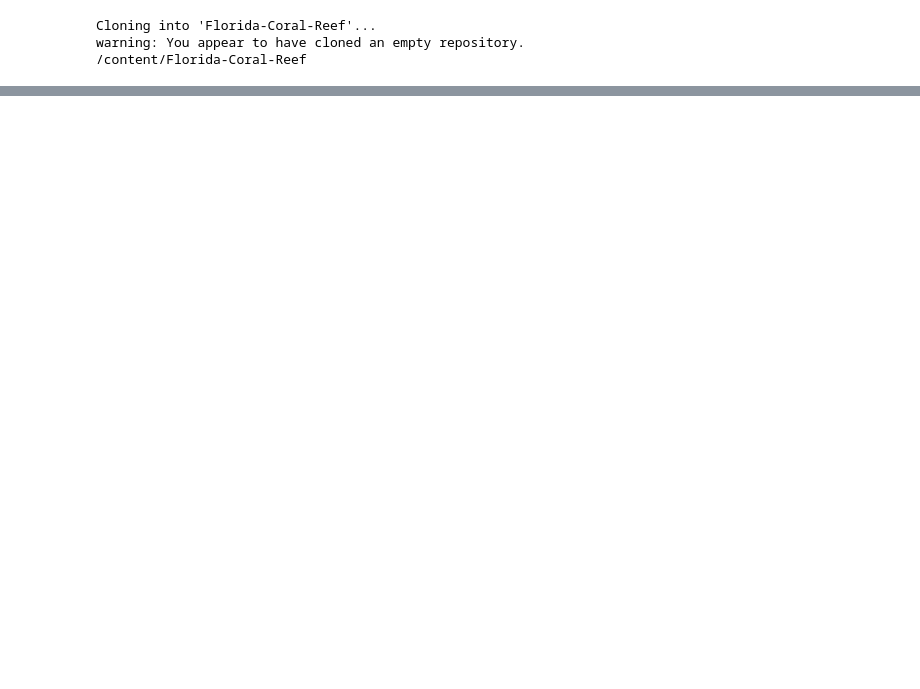
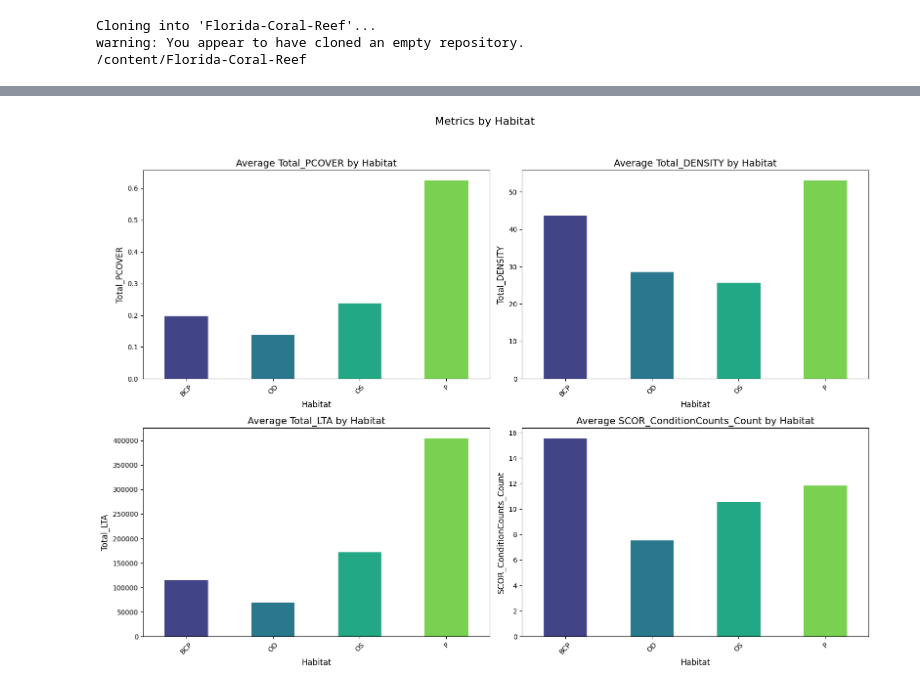
Before and after one commit to malihealavi/Florida-Coral-Reef, a Jupyter notebook: data_overview.ipynb, the cells around one changed output, grey strips where cells are left out. Cells and saved outputs as stored; diff of their text form; code cells hidden in the pictures; blank space fills up the shorter version.

```diff
--- a/data_overview.ipynb
+++ b/data_overview.ipynb
@@ -72,0 +181,4 @@ total size is 46,442,328  speedup is 1.00
+# %%
+path = "dataset/"
+df= pd.read_csv(path+'CREMP_OCTO_RawData_2023.csv')
+df.info()
@@ -72,0 +203,3 @@ total size is 46,442,328  speedup is 1.00
+# %%
+for col in df.columns:
+  print (col, df[col].nunique(), df[col].unique())
@@ -72,0 +470,4 @@ total size is 46,442,328  speedup is 1.00
+# %%
+path = "dataset/"
+df= pd.read_csv(path+'CREMP_SCOR_RawData_2023.csv')
+df.info()
@@ -72,0 +492,3 @@ total size is 46,442,328  speedup is 1.00
+# %%
+for col in df.columns:
+  print (col, df[col].nunique(), df[col].unique())
@@ -72,0 +806,83 @@ total size is 46,442,328  speedup is 1.00
+# %%
+data = pd.read_csv('merged_scor.csv')
+# encoded_missed_new_feature_scor
+data.columns
+# Identify columns related to PCOVER, DENSITY, LTA, and SCOR_ConditionCounts_Count
+columns = data.columns.tolist()
+
+pc_columns = [col for col in columns if 'PCOVER' in col.upper()]
+density_columns = [col for col in columns if 'DENSITY' in col.upper()]
+lta_columns = [col for col in columns if 'LTA' in col.upper()]
+scor_condition_col = 'SCOR_ConditionCounts_Count' if 'SCOR_ConditionCounts_Count' in columns else None
+
+# Identify grouping columns: Subregion, Habitat, SiteID
+subregion_col = next((col for col in columns if 'SUBREGION' in col.upper()), None)
+habitat_col = next((col for col in columns if 'HABITAT' in col.upper()), None)
+site_col = 'SiteID' if 'SiteID' in columns else None
+pc_columns.remove('Pcover_StonyCoralSpecies_OID_'	)
+pc_columns.remove('Pcover_StonyCoralSpecies_Surveyed_all_years'	)
+pc_columns.remove('Pcover_StonyCoralSpecies_points'	)
+lta_columns.remove('SCOR_RawData_LTA_cm2'	)
+
+# Calculate total sums per row
+data['Total_PCOVER'] = data[pc_columns].sum(axis=1)
+data['Total_DENSITY'] = data[density_columns].sum(axis=1)
+data['Total_LTA'] = data[lta_columns].sum(axis=1)
+if scor_condition_col:
+    data['SCOR_ConditionCounts_Count'] = data[scor_condition_col]
+else:
+    data['SCOR_ConditionCounts_Count'] = 0  # or handle missing column differently
+
+# Define grouping columns for aggregation
+group_cols = []
+if subregion_col:
+    group_cols.append(subregion_col)
+if habitat_col:
+    group_cols.append(habitat_col)
+if site_col:
+    group_cols.append(site_col)
+grouping_cols = [habitat_col, site_col, subregion_col]
+grouping_names = ['Habitat', 'Site', 'Subregion']
+
+# Aggregate sums by group and Year to show trends over time
+metrics = ['Total_PCOVER', 'Total_DENSITY', 'Total_LTA', 'SCOR_ConditionCounts_Count']
+group_cols_with_year = ['Year'] + group_cols
+
+
+habitat_labels = data['Habitat'].unique()
+subregion_labels = data['Subregion'].unique()
+Site_labels = data['SiteID'].unique()
+
+# Create subplots for each grouping
+grouping_cols = [habitat_col, site_col, subregion_col]
+grouping_names = ['Habitat', 'Site', 'Subregion']
+
+for group_col, group_name in zip(grouping_cols, grouping_names):
+    if group_col is None:
+        print(f"Column {group_name} not found. Skipping.")
+        continue
+
+    unique_groups = data[group_col].dropna().unique()
+
+    fig, axes = plt.subplots(2, 2, figsize=(16, 12))
+    fig.suptitle(f'Metrics by {group_name}', fontsize=16)
+
+    axes = axes.flatten()
+
+    for i, metric in enumerate(metrics):
+        ax = axes[i]
+
+        # Group by the grouping column and calculate the mean for the metric
+        grouped_data = data.groupby(group_col)[metric].mean()
+
+        # Plotting the bar chart
+        grouped_data.plot(kind='bar', ax=ax, color=sns.color_palette('viridis', len(unique_groups)))
+        ax.set_title(f'Average {metric} by {group_name}', fontsize=14)
+        ax.set_xlabel(group_name, fontsize=12)
+        ax.set_ylabel(metric, fontsize=12)
+        ax.tick_params(axis='x', rotation=45)
+
+    plt.tight_layout(rect=[0, 0.03, 1, 0.95])
+    plt.show()
+# %% [output]
+[figure, added]
```
Also changed, not shown: parts of 68 cells of this notebook, 3 other files.
